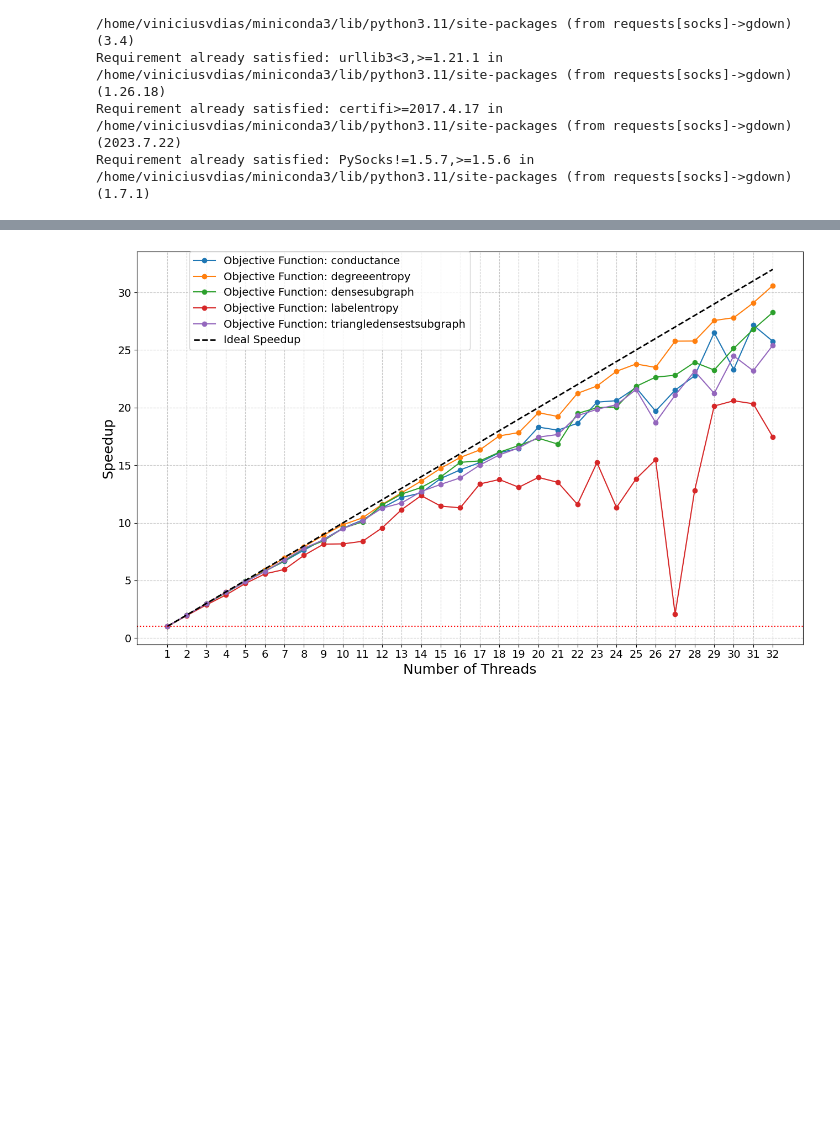
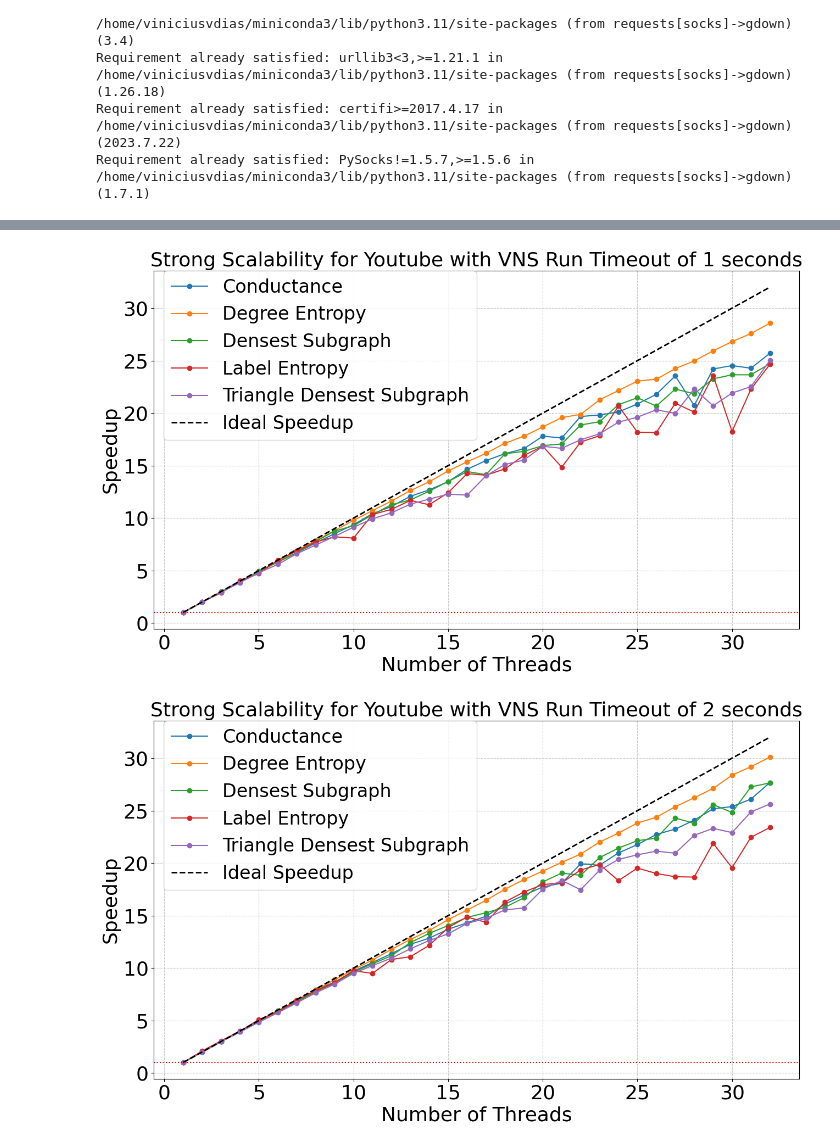
Before and after one commit to dcc-ufla-graph-mining/fractal, a Jupyter notebook: plots/scalability_plots.ipynb, the cells around one changed output, grey strips where cells are left out. Cells and saved outputs as stored; diff of their text form; code cells hidden in the pictures; blank space fills up the shorter version.

Commit message:
update plots

```diff
--- a/plots/scalability_plots.ipynb
+++ b/plots/scalability_plots.ipynb
@@ -37,7 +37,7 @@ def get_pandas_from_gid(gid_name):
     output = f"{gid_name}.csv"
 
     # Download CSV using gdown
-    gdown.cached_download(url, output, quiet=False)
+    gdown.download(url, output, quiet=False)
     original_df = pd.read_csv(output)
     return original_df
 
@@ -117,3 +119,11 @@ File exists: scalability.csv
+# %%
+scalability_df['Objective Function'] = scalability_df['Objective Function'].replace({
+    'conductance': 'Conductance',
+    'triangledensestsubgraph': 'Triangle Densest Subgraph',
+    'densesubgraph': 'Densest Subgraph',
+    'degreeentropy': 'Degree Entropy',
+    'labelentropy': 'Label Entropy'
+})
 # %%
 grouping_columns = ["Graph Name", "Objective Function", "Initial Vertices", "Initial Solutions", "Timeout (ms)", "Threads"]
 #value_column = "Total Time (ms)"
@@ -137,7 +147,7 @@ grouped_df
 # %%
 import matplotlib.pyplot as plt
 
-def plot_speedup(df: pd.DataFrame, grouping_cols: list):
+def plot_speedup(df: pd.DataFrame, grouping_cols: list, title: str = ''):
     """
     Generates a Matplotlib plot showing speedup with respect to 'Average' time
     and 'Threads', grouped by various experimental parameters.
@@ -154,6 +164,11 @@ def plot_speedup(df: pd.DataFrame, grouping_cols: list):
         grouping_cols (list): A list of column names to group the DataFrame by,
                               defining unique experimental setups.
     """
+
+    axis_fontsize = 26
+    axis_title_fontsize = 26
+    title_fontsize = 26
+    legend_fontsize = 24
 
     # Filter out rows where 'Threads' is not 1 to get the baseline
     df_baseline = df[df['Threads'] == 1].copy()
@@ -179,7 +194,7 @@ def plot_speedup(df: pd.DataFrame, grouping_cols: list):
     # Iterate through unique experimental setups to plot each as a separate line
     for name, group in df_merged.groupby(grouping_cols):
         # Create a label for the legend
-        label = " | ".join([f"{col}: {val}" for col, val in zip(grouping_cols, name)])
+        label = " | ".join([f"{val}" for col, val in zip(grouping_cols, name)])
         plt.plot(group['Threads'], group['Speedup'], marker='o', label=label)
 
     # --- Plotting Ideal Speedup ---
@@ -188,21 +203,23 @@ def plot_speedup(df: pd.DataFrame, grouping_cols: list):
     plt.plot(ideal_threads, ideal_threads, color='black', linestyle='--', label='Ideal Speedup', linewidth=2) # Thicker line for ideal
 
     # Set font sizes for various plot elements
-    #plt.title('Speedup vs. Threads for Different Experimental Setups', fontsize=16)
-    plt.xlabel('Number of Threads', fontsize=18)
-    plt.ylabel('Speedup', fontsize=18)
+    plt.title(title, fontsize=title_fontsize)
+    plt.xlabel('Number of Threads', fontsize=axis_title_fontsize)
+    plt.ylabel('Speedup', fontsize=axis_title_fontsize)
 
     # Set tick label font sizes
-    plt.xticks(sorted(df_merged['Threads'].unique()), fontsize=14)
-    plt.yticks(fontsize=14)
+    #plt.xticks(sorted(df_merged['Threads'].unique()), fontsize=axis_fontsize)
+    plt.xticks(fontsize=axis_fontsize)
+    plt.yticks(fontsize=axis_fontsize)
 
     plt.grid(True, linestyle='--', alpha=0.7)
 
     # Adjust legend font size
-    plt.legend(bbox_to_anchor=(0.5, 1), loc='best', borderaxespad=0., fontsize=14, title_fontsize=12)
+    plt.legend(bbox_to_anchor=(0.5, 1), loc='best', borderaxespad=0., fontsize=legend_fontsize, title_fontsize=legend_fontsize)
 
     plt.axhline(y=1.0, color='r', linestyle=':', linewidth=1.5, label='Baseline (1x Speedup)') # Slightly thicker baseline
     plt.tight_layout()
+    plt.savefig(title.replace(' ','_') + '.pdf')
     plt.show()
 # %%
 grouping_cols = ["Objective Function"]
@@ -219,6 +254,14 @@ plot_speedup(df, grouping_cols)
 # %%
 grouping_cols = ["Objective Function"]
+
+df = grouped_df[(grouped_df["Graph Name"] == "youtube") & (grouped_df["Initial Solutions"] == 100) & (grouped_df["Timeout (ms)"] == 1000)]
+plot_speedup(df, grouping_cols, 'Strong Scalability for Youtube with VNS Run Timeout of 1 seconds')
+
+df = grouped_df[(grouped_df["Graph Name"] == "youtube") & (grouped_df["Initial Solutions"] == 100) & (grouped_df["Timeout (ms)"] == 2000)]
+plot_speedup(df, grouping_cols, 'Strong Scalability for Youtube with VNS Run Timeout of 2 seconds')
+
 df = grouped_df[(grouped_df["Graph Name"] == "youtube") & (grouped_df["Initial Solutions"] == 100) & (grouped_df["Timeout (ms)"] == 3000)]
-plot_speedup(df, grouping_cols)
+plot_speedup(df, grouping_cols, 'Strong Scalability for Youtube with VNS Run Timeout of 3 seconds')
 # %% [output]
-[figure, old version]
+[figure, new version]
+[figure, added]
```
Also changed, not shown: parts of 6 cells of this notebook, 1 other file.
